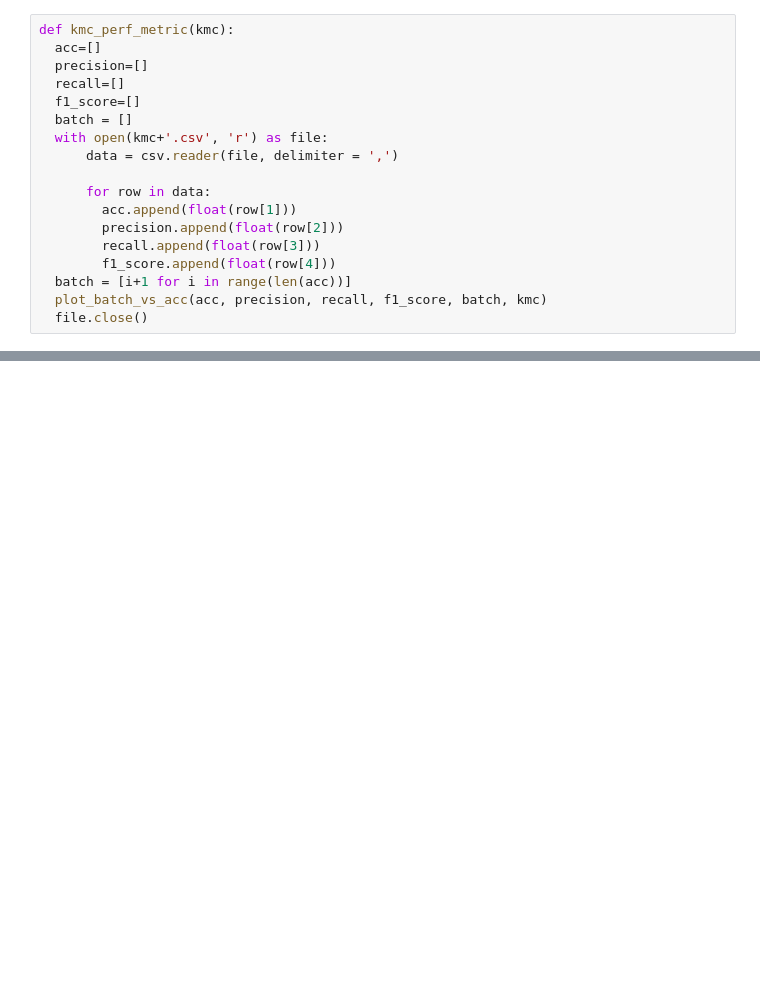
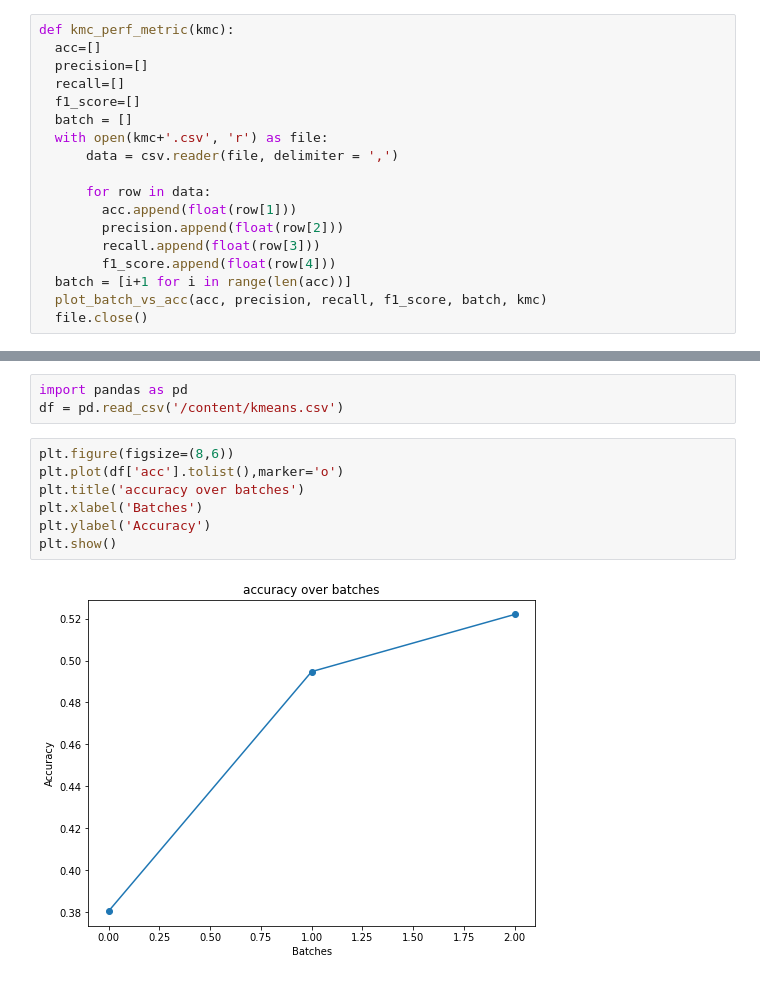
Before and after one commit to Abhishek4848/Email_Spam_Classifier, a Jupyter notebook: PerformanceMetrics_MLstreaming.ipynb, the cells around one changed output, grey strips where cells are left out. Saved outputs shown, nothing was run; the diff lists cells and outputs as text; blank space fills up the shorter version.

```diff
--- a/PerformanceMetrics_MLstreaming.ipynb
+++ b/PerformanceMetrics_MLstreaming.ipynb
@@ -214,0 +251,12 @@ kmc_perf_metric('KMC_pca3')
+# %%
+import pandas as pd
+df = pd.read_csv('/content/kmeans.csv')
+# %%
+plt.figure(figsize=(8,6))
+plt.plot(df['acc'].tolist(),marker='o')
+plt.title('accuracy over batches')
+plt.xlabel('Batches')
+plt.ylabel('Accuracy')
+plt.show()
+# %% [output]
+[figure, added]
```
Also changed, not shown: parts of 8 cells of this notebook.
